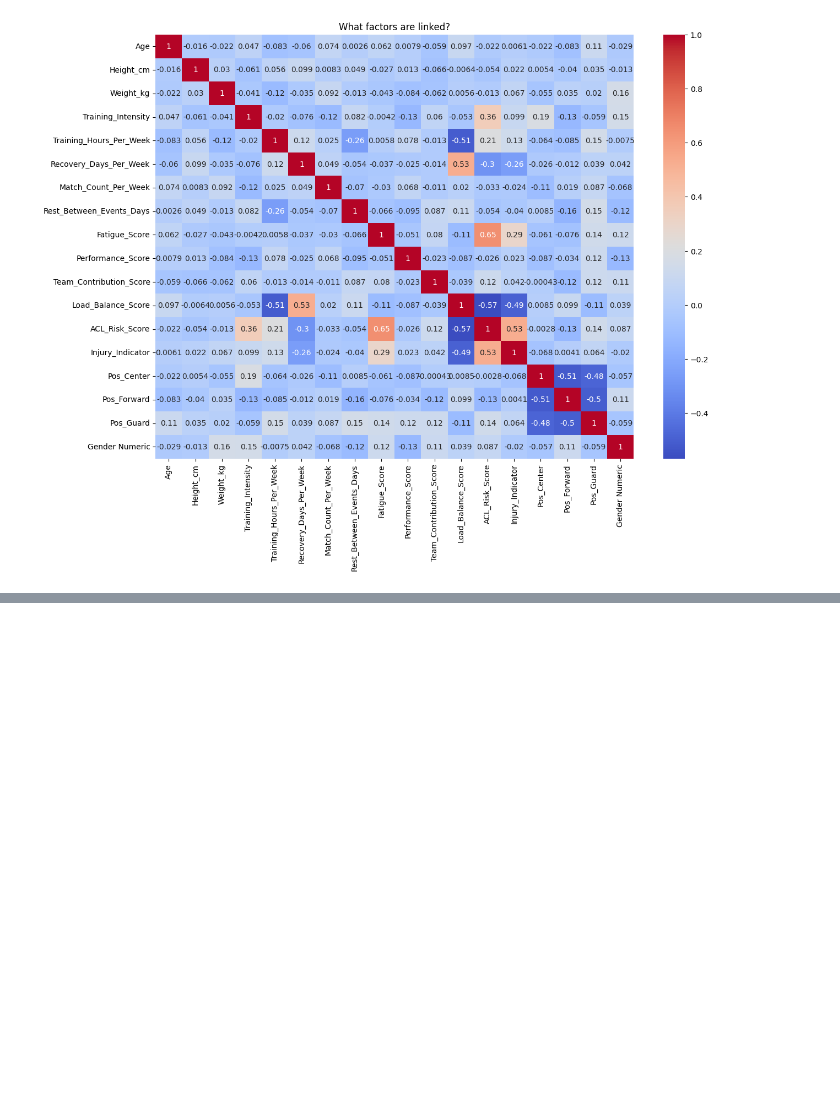
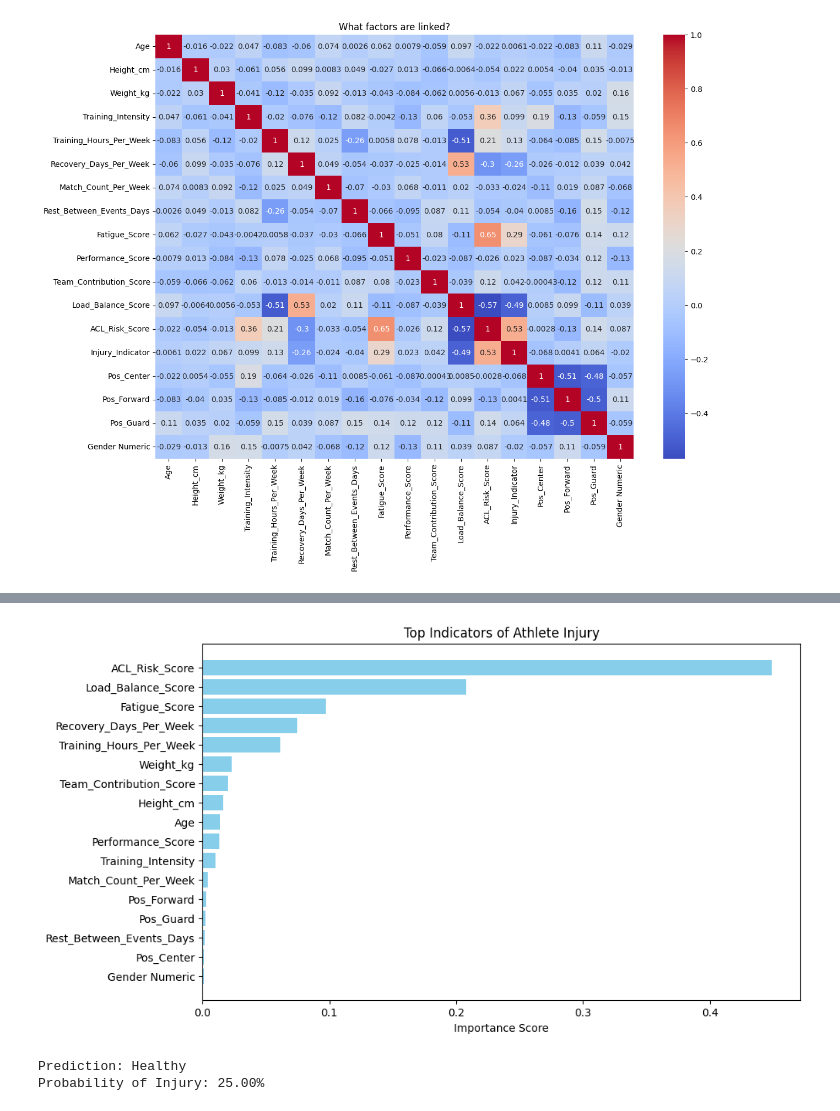
Before and after one commit to Sriram-jup/Machine-Learning-Proj, a Jupyter notebook: ML_Model_Project.ipynb, the cells around one changed output, grey strips where cells are left out. Saved outputs shown, nothing was run; the diff lists cells and outputs as text; code cells hidden in the pictures; blank space fills up the shorter version.

Commit message:
Completed injury model with 95% accuracy and ability to test 'fake' test cases

```diff
--- a/ML_Model_Project.ipynb
+++ b/ML_Model_Project.ipynb
@@ -98,14 +98,15 @@ from sklearn.metrics import classification_report, accuracy_score
 
 #features (X) and what you want to predict (y)
 #'ds_final' because it has our encoded positions
-X = ds_final.drop(['Athlete_ID', 'Gender', 'Position', 'Injury_Indicator'], axis=1)
+X = ds_final.drop(['Athlete_ID', 'Gender', 'Injury_Indicator'], axis=1)
 y = ds_final['Injury_Indicator']
 
 # 2. Split data: 80% for learning, 20% for testing the AI's "exam"
 X_train, X_test, y_train, y_test = train_test_split(X, y, test_size=0.2, random_state=42)
 
 # 3. Create and Train the model
-model = RandomForestClassifier(n_estimators=100, random_state=42)
+# Adding class_weight='balanced' tells the AI to care more about the rare injury cases
+model = RandomForestClassifier(n_estimators=100, class_weight='balanced', random_state=42)
 model.fit(X_train, y_train)
 
 # 4. Check the results
@@ -115,0 +129,48 @@ print(classification_report(y_test, predictions))
+# %%
+import matplotlib.pyplot as plt
+import pandas as pd
+
+# 1. Get the importance scores from your trained model
+importances = model.feature_importances_
+feature_names = X.columns
+feature_importance_df = pd.DataFrame({'Feature': feature_names, 'Importance': importances})
+feature_importance_df = feature_importance_df.sort_values(by='Importance', ascending=False)
+
+# 2. Plot the results
+plt.figure(figsize=(10, 6))
+plt.barh(feature_importance_df['Feature'], feature_importance_df['Importance'], color='skyblue')
+plt.xlabel('Importance Score')
+plt.title('Top Indicators of Athlete Injury')
+plt.gca().invert_yaxis()
+plt.show()
+# %% [output]
+[figure, added]
+# %%
+import numpy as np
+
+# 1. Create a fake athlete (Match the columns in your X)
+# Order: Age, Height, Weight, Avg_Practice_Intensity, Fatigue_Score,
+#        Recovery_Days, ACL_Risk_Score, Gender_Numeric, Pos_Center, Pos_Forward, Pos_Guard
+fake_athlete = pd.DataFrame(0, index=[0], columns=X.columns)
+fake_athlete['Age'] = 21
+fake_athlete['Height_cm'] = 185
+fake_athlete['Weight_kg'] = 85
+fake_athlete['Training_Intensity'] = 9.5
+fake_athlete['Training_Hours_Per_Week'] = 18.0 # Corrected Name
+fake_athlete['Fatigue_Score'] = 9.0
+fake_athlete['Recovery_Days_Per_Week'] = 1
+fake_athlete['ACL_Risk_Score'] = 0.85
+fake_athlete['Gender Numeric'] = 1  # Male
+fake_athlete['Pos_Forward'] = 1
+
+# 2. Ask the model to predict
+prediction = model.predict(fake_athlete)
+probability = model.predict_proba(fake_athlete)
+
+# 3. Print the Result
+status = "Injured" if prediction[0] == 1 else "Healthy"
+print(f"Prediction: {status}")
+print(f"Probability of Injury: {probability[0][1] * 100:.2f}%")
+# %% [output]
+Prediction: Healthy
+Probability of Injury: 25.00%
```
Also changed, not shown: parts of 1 cell of this notebook.
